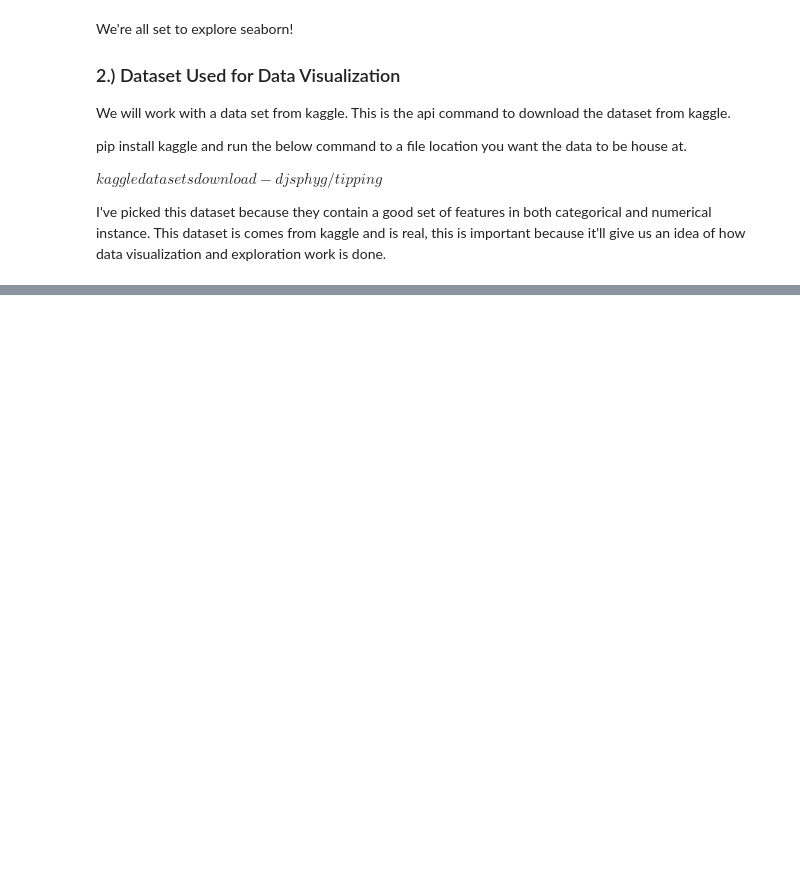
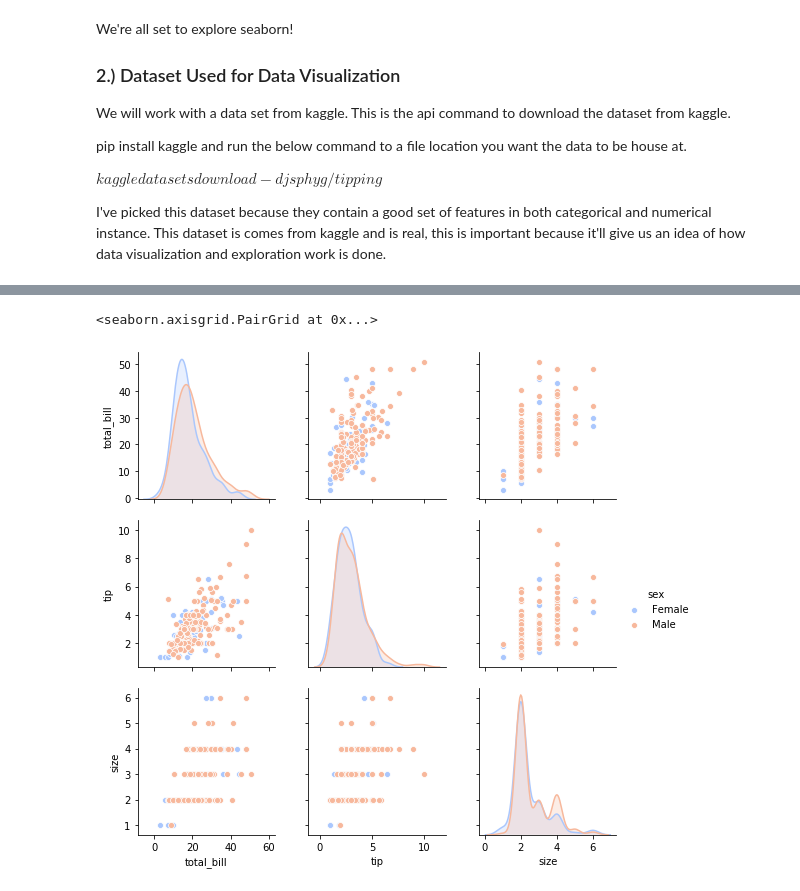
Before and after one commit to jaymanalastas/jaymanalastas.github.io, a Jupyter notebook: content/2019/1/DeepDive_seaborn.ipynb, the cells around one changed output, grey strips where cells are left out. Saved outputs shown, nothing was run; the diff lists cells and outputs as text; code cells hidden in the pictures; blank space fills up the shorter version.

```diff
--- a/content/2019/1/DeepDive_seaborn.ipynb
+++ b/content/2019/1/DeepDive_seaborn.ipynb
@@ -59,0 +127,5 @@ I've picked this dataset because they contain a good set of features in both cat
+# %%
+sns.pairplot(tips, hue='sex', palette = 'coolwarm')
+# %% [output]
+<seaborn.axisgrid.PairGrid at 0x...>
+[figure, added]
```
Also changed, not shown: parts of 7 cells of this notebook, 13 other files.
